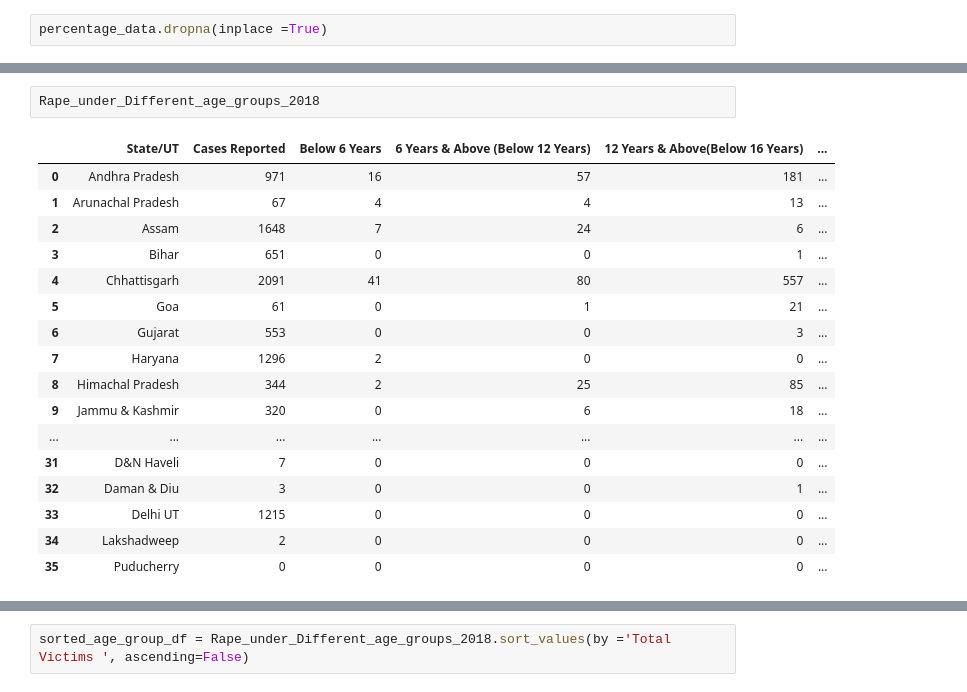
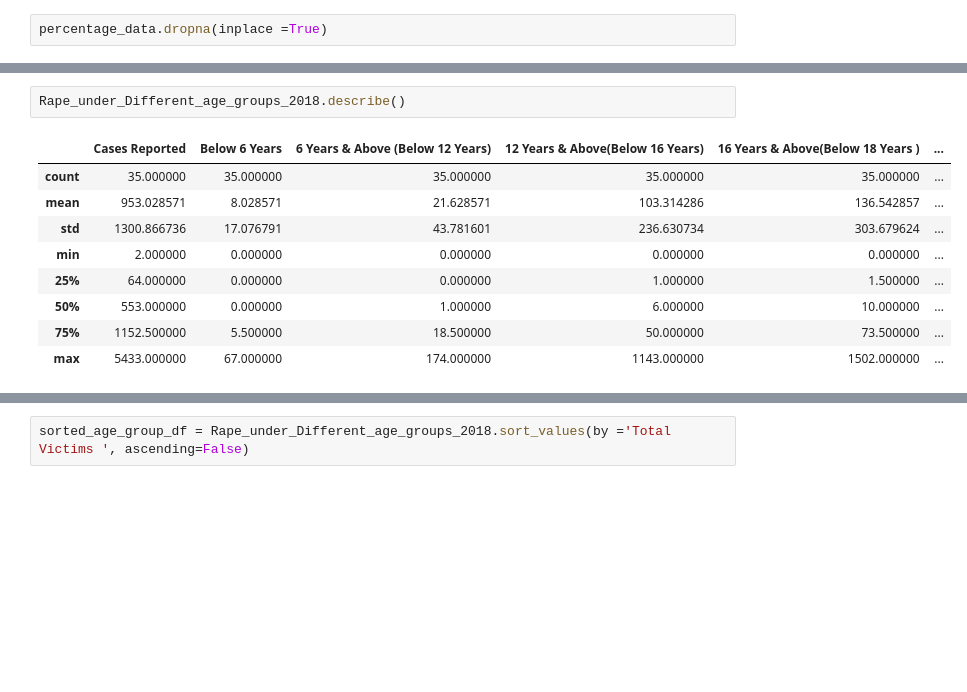
Before and after one commit to RajeevG187/Breaking-The-Scilence, a Jupyter notebook: DS250_project_EDA.ipynb, the cells around one changed output, grey strips where cells are left out. Drawn from its saved outputs; the diff is of its cells as text; blank space fills up the shorter version.

```diff
--- a/DS250_project_EDA.ipynb
+++ b/DS250_project_EDA.ipynb
@@ -850,22 +603,14 @@ plt.show()
 Using the barplot function without specifying `order` is likely to produce an incorrect plot.
 [figure]
 # %%
-Rape_under_Different_age_groups_2018
+Rape_under_Different_age_groups_2018.describe()
 # %% [output]
-|  | State/UT | Cases Reported | Below 6 Years | 6 Years & Above (Below 12 Years) | 12 Years & Above(Below 16 Years) | ... |
-| 0 | Andhra Pradesh | 971 | 16 | 57 | 181 | ... |
-| 1 | Arunachal Pradesh | 67 | 4 | 4 | 13 | ... |
-| 2 | Assam | 1648 | 7 | 24 | 6 | ... |
-| 3 | Bihar | 651 | 0 | 0 | 1 | ... |
-| 4 | Chhattisgarh | 2091 | 41 | 80 | 557 | ... |
-| 5 | Goa | 61 | 0 | 1 | 21 | ... |
-| 6 | Gujarat | 553 | 0 | 0 | 3 | ... |
-| 7 | Haryana | 1296 | 2 | 0 | 0 | ... |
-| 8 | Himachal Pradesh | 344 | 2 | 25 | 85 | ... |
-| 9 | Jammu & Kashmir | 320 | 0 | 6 | 18 | ... |
-| ... | ... | ... | ... | ... | ... | ... |
-| 31 | D&N Haveli | 7 | 0 | 0 | 0 | ... |
-| 32 | Daman & Diu | 3 | 0 | 0 | 1 | ... |
-| 33 | Delhi UT | 1215 | 0 | 0 | 0 | ... |
-| 34 | Lakshadweep | 2 | 0 | 0 | 0 | ... |
-| 35 | Puducherry | 0 | 0 | 0 | 0 | ... |
+|  | Cases Reported | Below 6 Years | 6 Years & Above (Below 12 Years) | 12 Years & Above(Below 16 Years) | 16 Years & Above(Below 18 Years ) | ... |
+| count | 35.000000 | 35.000000 | 35.000000 | 35.000000 | 35.000000 | ... |
+| mean | 953.028571 | 8.028571 | 21.628571 | 103.314286 | 136.542857 | ... |
+| std | 1300.866736 | 17.076791 | 43.781601 | 236.630734 | 303.679624 | ... |
+| min | 2.000000 | 0.000000 | 0.000000 | 0.000000 | 0.000000 | ... |
+| 25% | 64.000000 | 0.000000 | 0.000000 | 1.000000 | 1.500000 | ... |
+| 50% | 553.000000 | 0.000000 | 1.000000 | 6.000000 | 10.000000 | ... |
+| 75% | 1152.500000 | 5.500000 | 18.500000 | 50.000000 | 73.500000 | ... |
+| max | 5433.000000 | 67.000000 | 174.000000 | 1143.000000 | 1502.000000 | ... |
```
Also changed, not shown: parts of 86 cells of this notebook.
